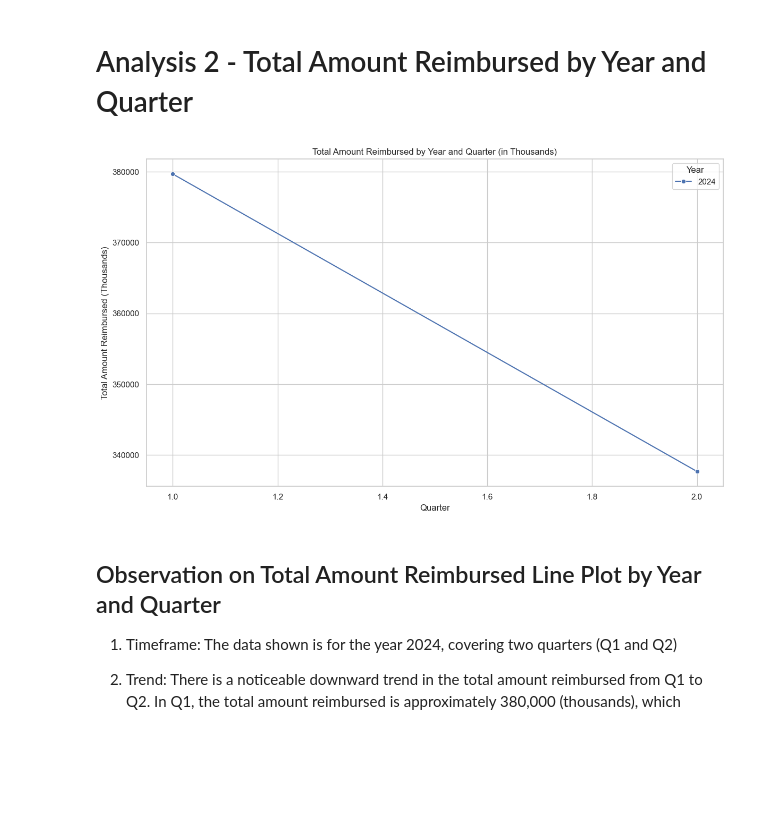
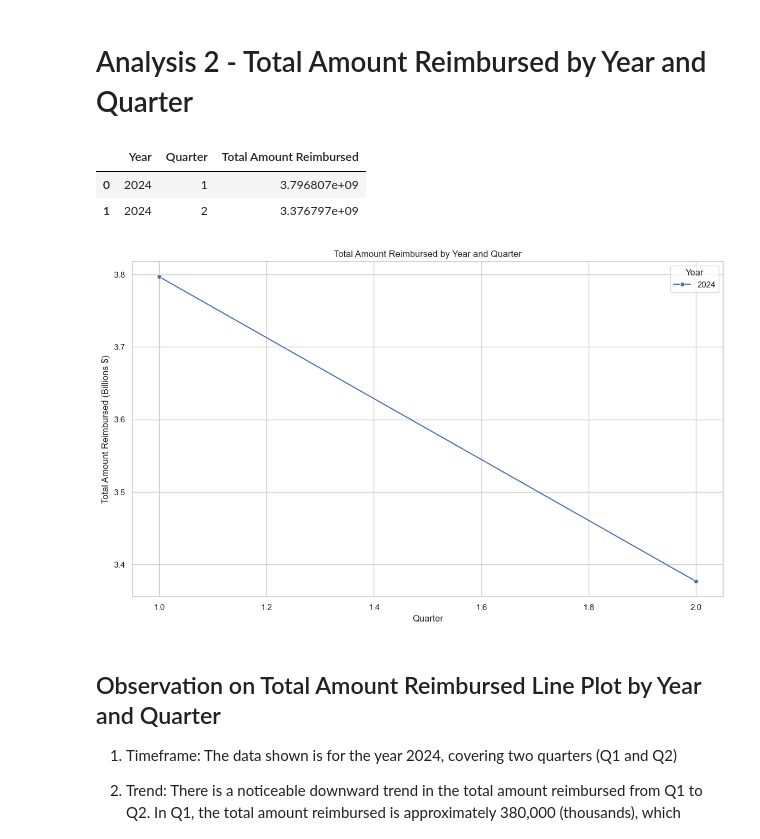
Before and after one commit to thaychansy/medicaid_drug_ultilization_analysis, a Jupyter notebook: medicaid_drug_utilization_analysis.ipynb, the cells around one changed output. Drawn from its saved outputs; the diff is of its cells as text; code cells hidden in the pictures; blank space fills up the shorter version.

```diff
--- a/medicaid_drug_utilization_analysis.ipynb
+++ b/medicaid_drug_utilization_analysis.ipynb
@@ -68,7 +68,7 @@ warnings.filterwarnings('ignore')
 # Configure visualization settings
 sns.set(style="whitegrid")
 plt.rcParams['figure.figsize'] = (14, 8)
-#plt.rcParams['axes.formatter.useoffset'] = False  # Disable scientific notation
+plt.rcParams['axes.formatter.useoffset'] = False  # Disable scientific notation
 # %%
 # Load the dataset (replace 'file_path' with the actual path)
 file_path = 'data/drug_utilization_data.csv'  # Replace with actual file path if needed
@@ -117,11 +117,14 @@ Medicaid Amount Reimbursed        31518
 Non Medicaid Amount Reimbursed    31518
 dtype: int64
 # %%
-# Data Cleaning (Handling missing values)
-# Fill missing numerical values with 0
+# Data Cleaning (Handling missing values) - Corrected
+# Fill missing numerical values with 0 while preserving scale
 numerical_cols = df.select_dtypes(include=['float64', 'int64']).columns
-df[numerical_cols] = df[numerical_cols].fillna(0)
+df[numerical_cols] = df[numerical_cols].apply(lambda col: col.fillna(0))
 
 # Verify that missing values are handled
-print("\nMissing Values After Handling:\n", df.isnull().sum())
+missing_values_after = df.isnull().sum()
+
+# Displaying the result of missing values check
+missing_values_after
 # %% [output]
@@ -228,25 +241,36 @@ else:
 [figure]
 # %% [markdown]
 # Analysis 2 - Total Amount Reimbursed by Year and Quarter
+# %%
+# Analysis 2 - Total Amount Reimbursed by Year and Quarter
+# Calculate total amount reimbursed by year and quarter
+reimbursement_trends = df.groupby(['Year', 'Quarter'])['Total Amount Reimbursed'].sum().reset_index()
+reimbursement_trends
+# %% [output]
+|  | Year | Quarter | Total Amount Reimbursed |
+| 0 | 2024 | 1 | 3.796807e+09 |
+| 1 | 2024 | 2 | 3.376797e+09 |
 # %%
 # Analysis 2 - Total Amount Reimbursed by Year and Quarter
 # Group by Year and Quarter
 reimbursement_trends = df.groupby(['Year', 'Quarter'])['Total Amount Reimbursed'].sum().reset_index()
-reimbursement_trends['Total Amount Reimbursed'] /= 10000  # Scale to thousands
+
+# Convert the total amount to billions for better readability
+reimbursement_trends['Total Amount Reimbursed'] /= 1_000_000_000
 
 # Plot total reimbursement trends
-plt.figure()
 sns.lineplot(data=reimbursement_trends, x='Quarter', y='Total Amount Reimbursed', hue='Year', marker='o')
-plt.title('Total Amount Reimbursed by Year and Quarter (in Thousands)')
+plt.title('Total Amount Reimbursed by Year and Quarter')
 plt.xlabel('Quarter')
-plt.ylabel('Total Amount Reimbursed (Thousands)')
+plt.ylabel('Total Amount Reimbursed (Billions $)')  # Updated y-axis title to reflect billions
 
-# Saving a plot to the images folder
+# Save the plot to the images folder
 plt.savefig('images/total_amount_reimbursed_by_year_quarter.png')
 
+# Display the plot
 plt.show()
 # %% [output]
-[figure, old version]
+[figure, new version]
 # %% [markdown]
 ## Observation on Total Amount Reimbursed Line Plot by Year and Quarter
 1. Timeframe: The data shown is for the year 2024, covering two quarters (Q1 and Q2)
```
Also changed, not shown: parts of 12 cells of this notebook, 5 other files.
